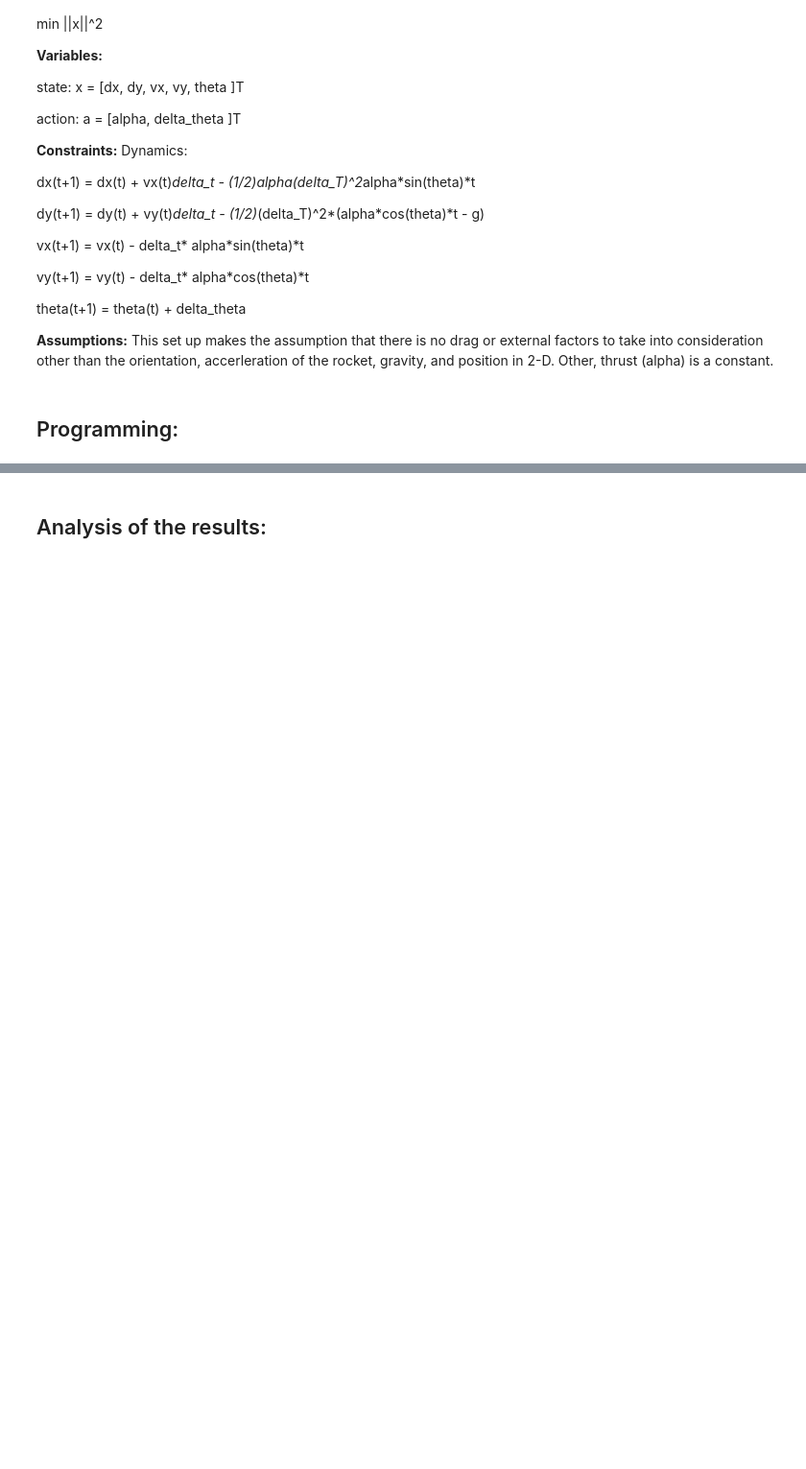
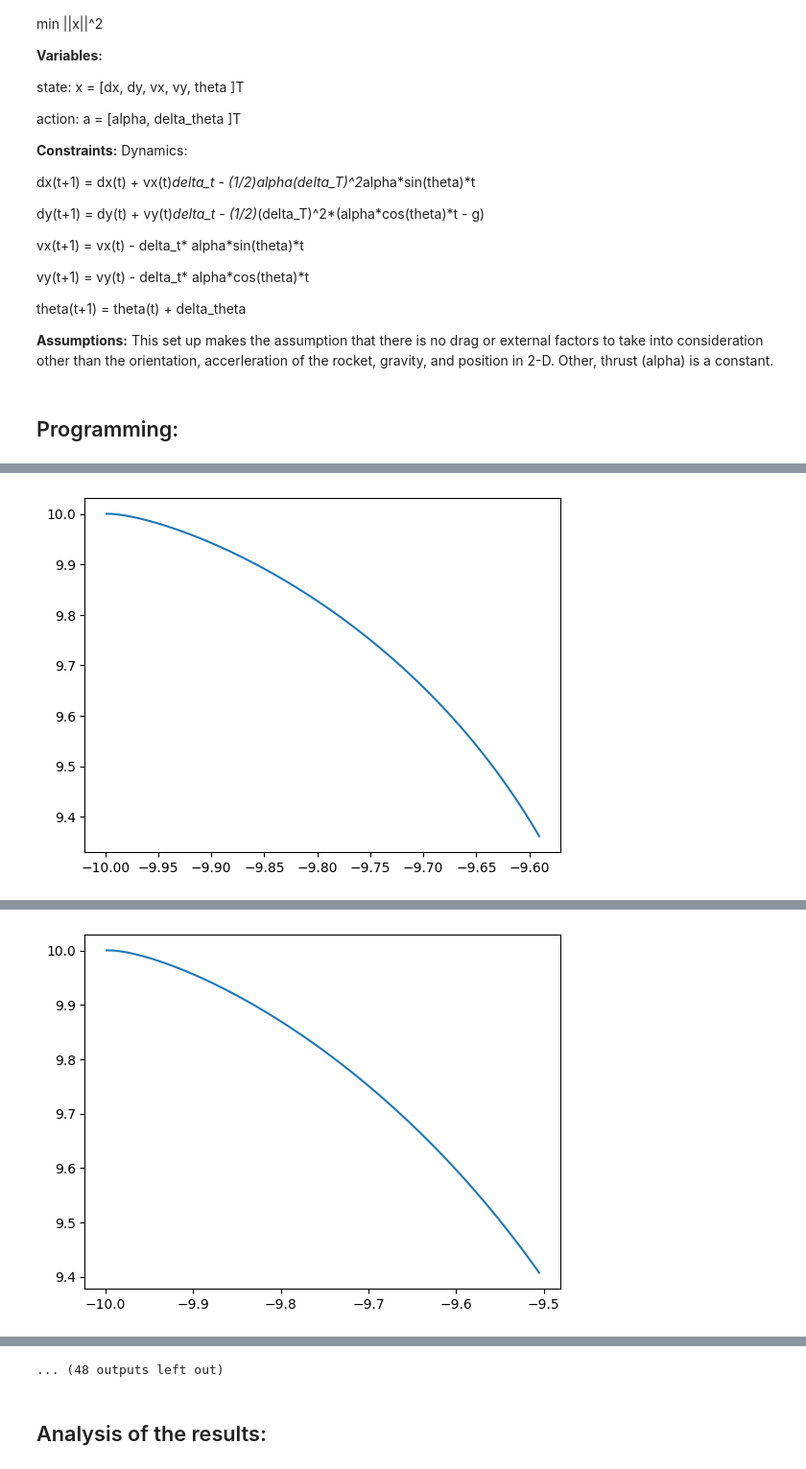
Before and after one commit to aromoher/MAE598, a Jupyter notebook: Project 1/Project1.ipynb, the cells around one changed output, grey strips where cells are left out. Shown at 96% size. Cells and saved outputs as stored; diff of their text form; code cells hidden in the pictures; blank space fills up the shorter version.

```diff
--- a/Project 1/Project1.ipynb
+++ b/Project 1/Project1.ipynb
@@ -104,13 +104,13 @@ class Dynamics(nn.Module):
         #delta_state_theta = FRAME_TIME * t.matmul(t.tensor([0., 0., 0., 0., -1.]), action[1,0]) #don't know how to add
         #delta_state_theta = t.tensor([0., 0., 0., 0., -action*FRAME_TIME])
         #************************************************************************************************************
-        delta_state_theta_zero = t.zeros((5, 1))
-        delta_state_theta_zero[4, 0] = -1
-        delta_state_theta_one = t.matmul(delta_state_theta_zero, action.T)
-        delta_state_theta_two = delta_state_theta_one[:,1]
-        delta_state_theta = FRAME_TIME*delta_state_theta_two
+        #delta_state_theta_zero = t.zeros((5, 2))
+        #delta_state_theta_zero[4, 0] = -1
+        #delta_state_theta_one = t.matmul(delta_state_theta_zero, action)
+        #delta_state_theta_two = delta_state_theta_one[:,1]
+        #delta_state_theta = FRAME_TIME*delta_state_theta_two.T
         #************************************************************************************************************
-        #delta_state_theta = FRAME_TIME * t.mul(t.tensor([0., 0., 0., 0, -1.]), action[:, 1].reshape(-1, 1))
+        delta_state_theta = FRAME_TIME*t.tensor([0., 0., 0., 0, -1])*action[1]
 
 
         # Velocity
@@ -183,7 +183,7 @@ class Simulation(nn.Module):
 
     @staticmethod
     def initialize_state():
-        state = [-5., 5., 1., -2., -0.785]  # set the initial states ******************** [x, y, x_dot, y_dot, theta] make sure the orientation and the y-velocity match directions
+        state = [-10., 10., 0.005, -0.005, -0.785]  # set the initial states ******************** [x, y, x_dot, y_dot, theta] make sure the orientation and the y-velocity match directions
         return t.tensor(state, requires_grad=False).float()
 
     def error(self, state):
@@ -239,5 +239,5 @@ d = Dynamics()  # define dynamics
 c = Controller(dim_input, dim_hidden, dim_output)  # define controller
 s = Simulation(c, d, T)  # define simulation
 o = Optimize(s)  # define optimizer
-o.train(5)  # solve the optimization problem
+o.train(30)  # solve the optimization problem
 # %% [output]
@@ -244,0 +245 @@ RuntimeError: size mismatch, got 5, 5x1,2
+[figure, added]
@@ -244,0 +247 @@ RuntimeError: size mismatch, got 5, 5x1,2
+[figure, added]
@@ -245,3 +256,4 @@ RuntimeError: size mismatch, got 5, 5x1,2
+... (48 outputs left out)
 # %% [markdown]
 ## Analysis of the results:
 # %% [markdown]
```
Also changed, not shown: parts of 1 cell of this notebook.
